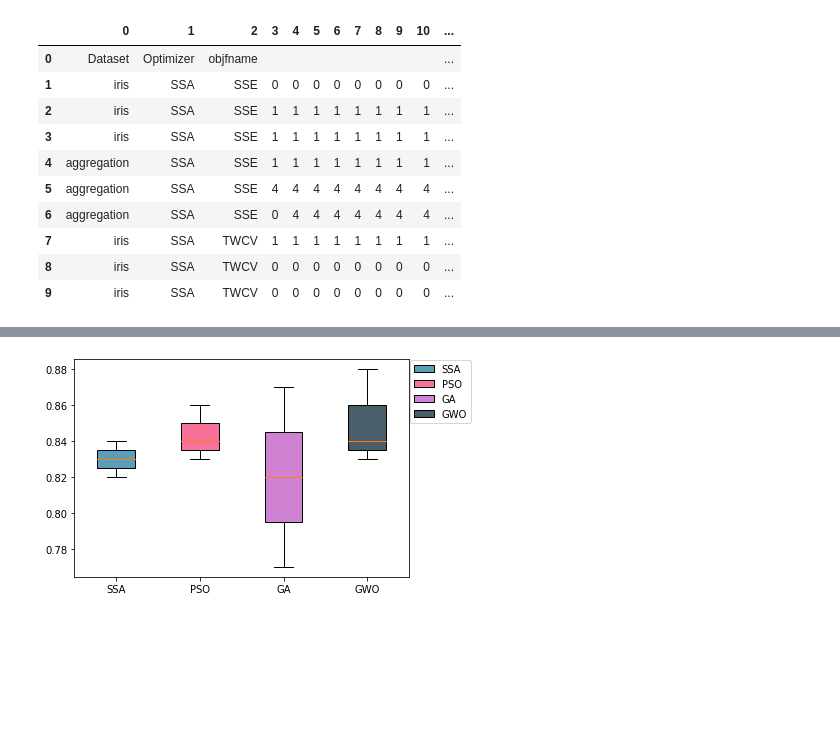
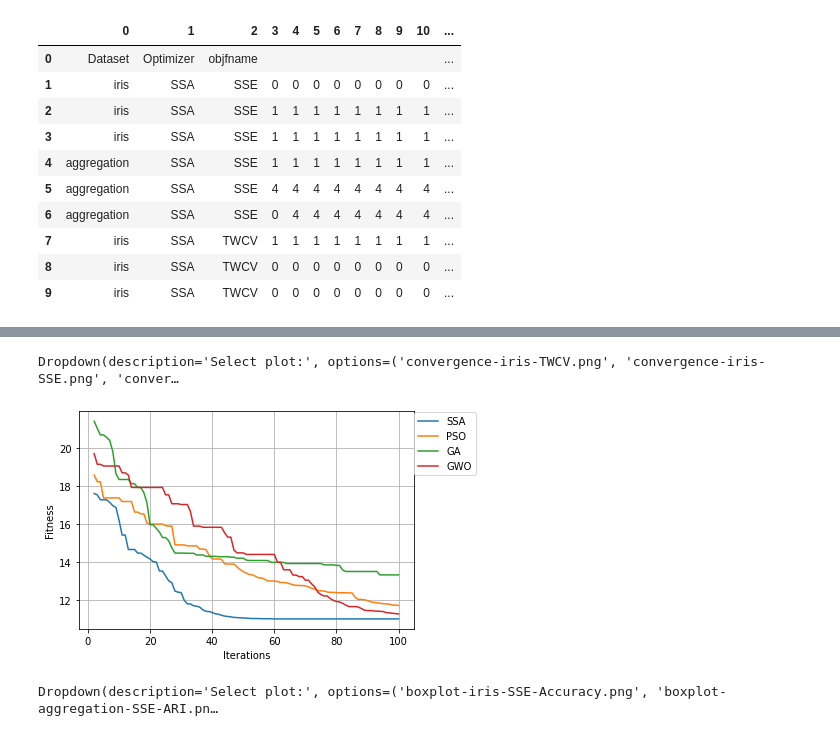
Before and after one commit to Evo-ML/EvoCluster, a Jupyter notebook: evocluster.ipynb, the cells around one changed output, grey strips where cells are left out. Drawn from its saved outputs; the diff is of its cells as text; code cells hidden in the pictures; blank space fills up the shorter version.

```diff
--- a/evocluster.ipynb
+++ b/evocluster.ipynb
@@ -79 +83,5 @@ from IPython.display import Image
+# %%
+#find the folder name having the experiments file. For multiple experiments you can change the index of the foldernames
+foldernames = [filename for filename in os.listdir('/content/EvoCluster/') if filename.startswith(str(datetime.datetime.now().year))]
+foldername = foldernames[0]
 # %%
@@ -105,8 +113,8 @@ df.head(9)
 | 8 | iris | SSA | TWCV | 11.62 | 66.03 | 0.96 | 0.14 | 0.86 | 0.86 | 0.86 | ... |
 9 rows × 119 columns
 # %%
-#Change the folder name (2020-05-01-08-43-32) to the one generated for you
-filename = '/content/EvoCluster/2020-05-01-08-43-32/experiment_details_Labels.csv'
+#Show the labels results file
+filename = '/content/EvoCluster/'+ foldername +'/experiment_details_Labels.csv'
 df = pd.read_csv(filename,names=range(50))
 df.fillna('',inplace=True)
 df.head(10)
@@ -131,6 +133,21 @@ Image('/content/EvoCluster/2020-05-01-08-43-32/convergence-iris-SSE.png')
-# %%
-#Change the folder name (2020-05-01-08-43-32) to the one generated for you
-#Change the file name (boxplot-aggregation-SSE-AMI.png) according to the one generated for you
-Image('/content/EvoCluster/2020-05-01-08-43-32/boxplot-aggregation-SSE-AMI.png')
-# %% [output]
-[figure, removed]
+# %%
+#Select convergence curve to show
+filenames = [filename for filename in os.listdir('/content/EvoCluster/'+ foldername) if filename.startswith('convergence')]
+
+drop_plot = widgets.Dropdown(options=filenames, description='Select plot:')
+drop_plot
+# %% [output]
+Dropdown(description='Select plot:', options=('convergence-iris-TWCV.png', 'convergence-iris-SSE.png', 'conver…
+# %%
+#Show selected convergence curve
+Image('/content/EvoCluster/'+ foldername +'/' + drop_plot.value)
+# %% [output]
+[figure, added]
+# %%
+#Select convergence curve to show
+filenames = [filename for filename in os.listdir('/content/EvoCluster/'+ foldername) if filename.startswith('boxplot')]
+
+drop_plot = widgets.Dropdown(options=filenames, description='Select plot:')
+drop_plot
+# %% [output]
+Dropdown(description='Select plot:', options=('boxplot-iris-SSE-Accuracy.png', 'boxplot-aggregation-SSE-ARI.pn…
```
Also changed, not shown: parts of 8 cells of this notebook.
